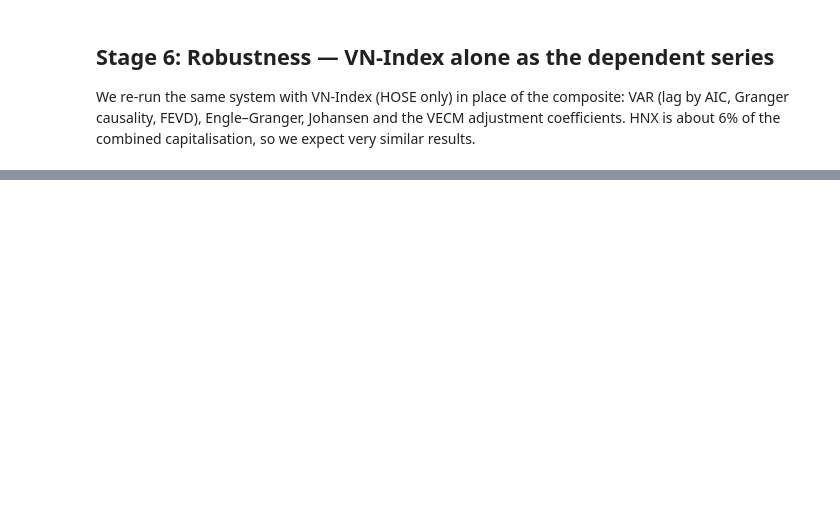
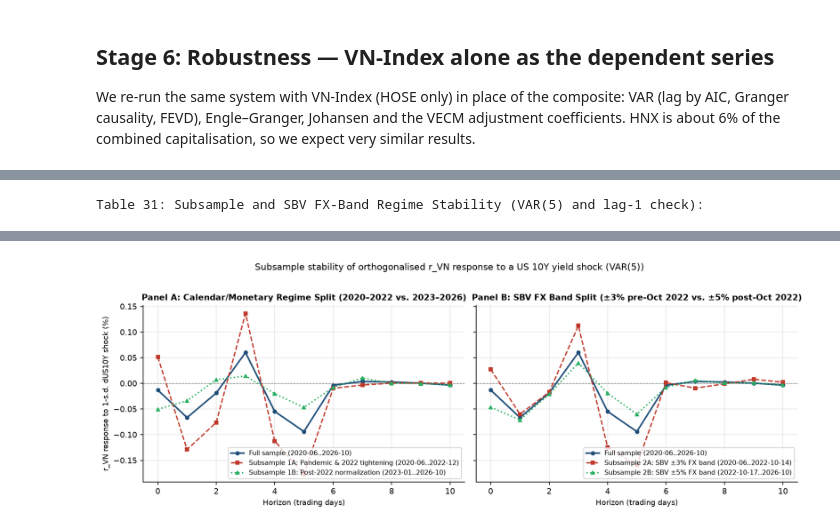
Before and after one commit to binhnuoctrangsu/ATFB_GROUP12_TOPIC7, a Jupyter notebook: notebooks/t7_macro_links.ipynb, the cells around one changed output, grey strips where cells are left out. Saved outputs shown, nothing was run; the diff lists cells and outputs as text; code cells hidden in the pictures; blank space fills up the shorter version.

Commit message:
Phase 4: Complete and execute t7_macro_links.ipynb with full robustness suite, conclusions, and number verifier

```diff
--- a/notebooks/t7_macro_links.ipynb
+++ b/notebooks/t7_macro_links.ipynb
@@ -455,0 +539,3 @@ A date index has been provided, but it has no associated frequency information a
+# %%
+tab32 = save_table(vm.fit_var_resid_garch(var_res, eq_name='r_VN'), 'tab32_var_resid_garch')
+display(tab32.round(4))
@@ -701,0 +776,6 @@ Given that HNX represented only ~6.2% of total listed capitalisation at the star
+# %%
+# Run Phase 2 extended 2016-2026 VNINDEX check and subsample stability suite
+ext_panel = dat.pull_extended_2016()
+p2_res = vm.run_phase2_robustness_suite(panel, ext_panel=ext_panel)
+print('Table 30: Extended 10-Year VN-Index Comparison (2016-11 to 2026-10 vs. Subsamples):')
+display(p2_res['tab30'][['specification', 'start_date', 'end_date', 'N_obs', 'AIC_lag', 'dUS10Y_to_rVN_F', 'dUS10Y_to_rVN_p_homo', 'IRF_rVN_to_dUS10Y_h1', 'IRF_rVN_to_dUS10Y_h5', 'Johansen_trace_stat_r0', 'Johansen_maxeig_stat_r0', 'Johansen_rank_5pct']].round(4))
@@ -701,0 +804,7 @@ Given that HNX represented only ~6.2% of total listed capitalisation at the star
+# %%
+print('Table 31: Subsample and SBV FX-Band Regime Stability (VAR(5) and lag-1 check):')
+display(p2_res['tab31'][['subsample', 'N_obs', 'dUS10Y_to_rVN_p5_F', 'dUS10Y_to_rVN_p5_p_homo', 'dUS10Y_to_rVN_p5_p_HAC', 'dUS10Y_to_rVN_p1_F', 'dUS10Y_to_rVN_p1_p_homo', 'IRF_dUS10Y_h1', 'IRF_dUS10Y_h5', 'IRF_dUS10Y_cum5d']].round(4))
+from IPython.display import Image
+display(Image(filename=str(FIG / 'fig10_subsample_irf_stability.png')))
+# %% [output]
+Table 31: Subsample and SBV FX-Band Regime Stability (VAR(5) and lag-1 check):
@@ -701,0 +817 @@ Given that HNX represented only ~6.2% of total listed capitalisation at the star
+[figure, added]
```
Also changed, not shown: parts of 32 cells of this notebook, 5 other files.
